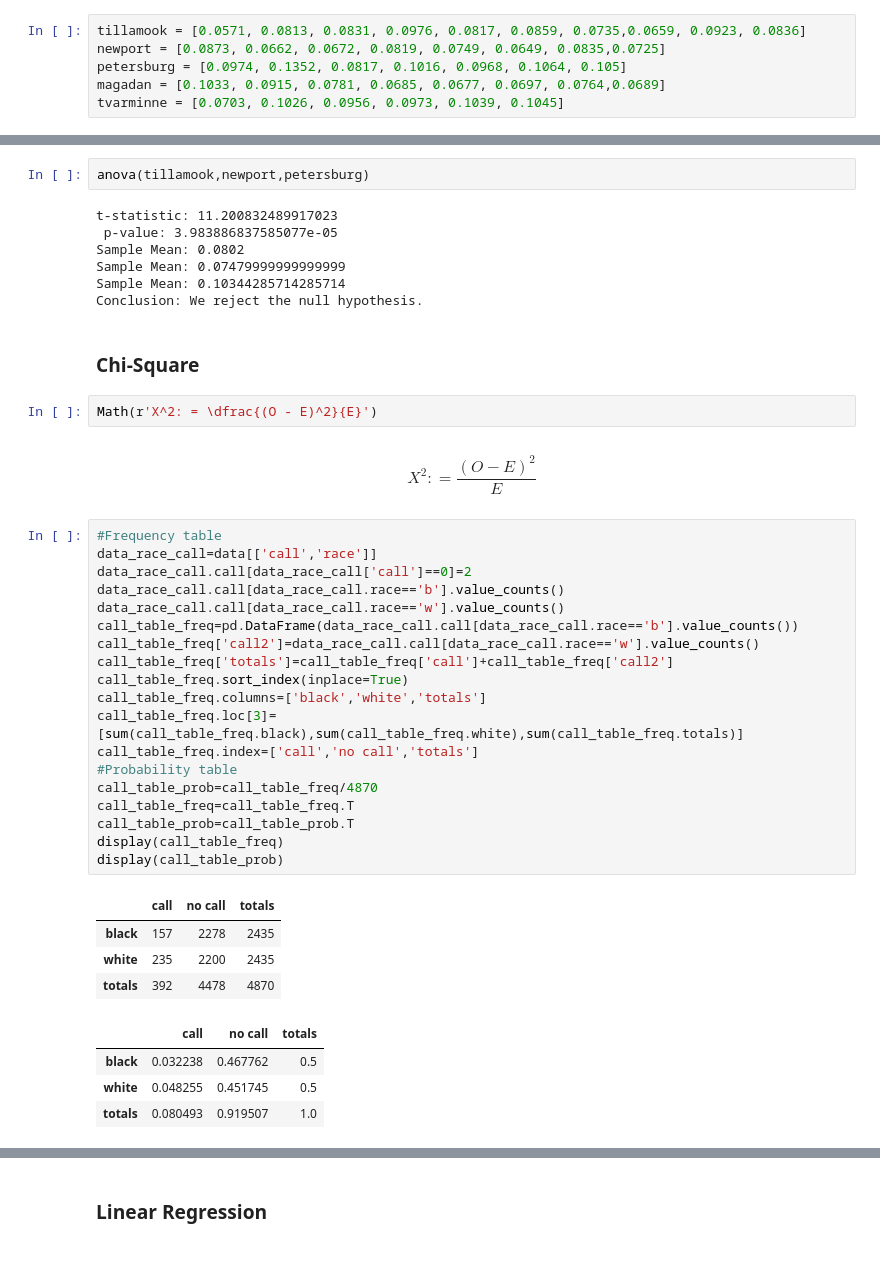
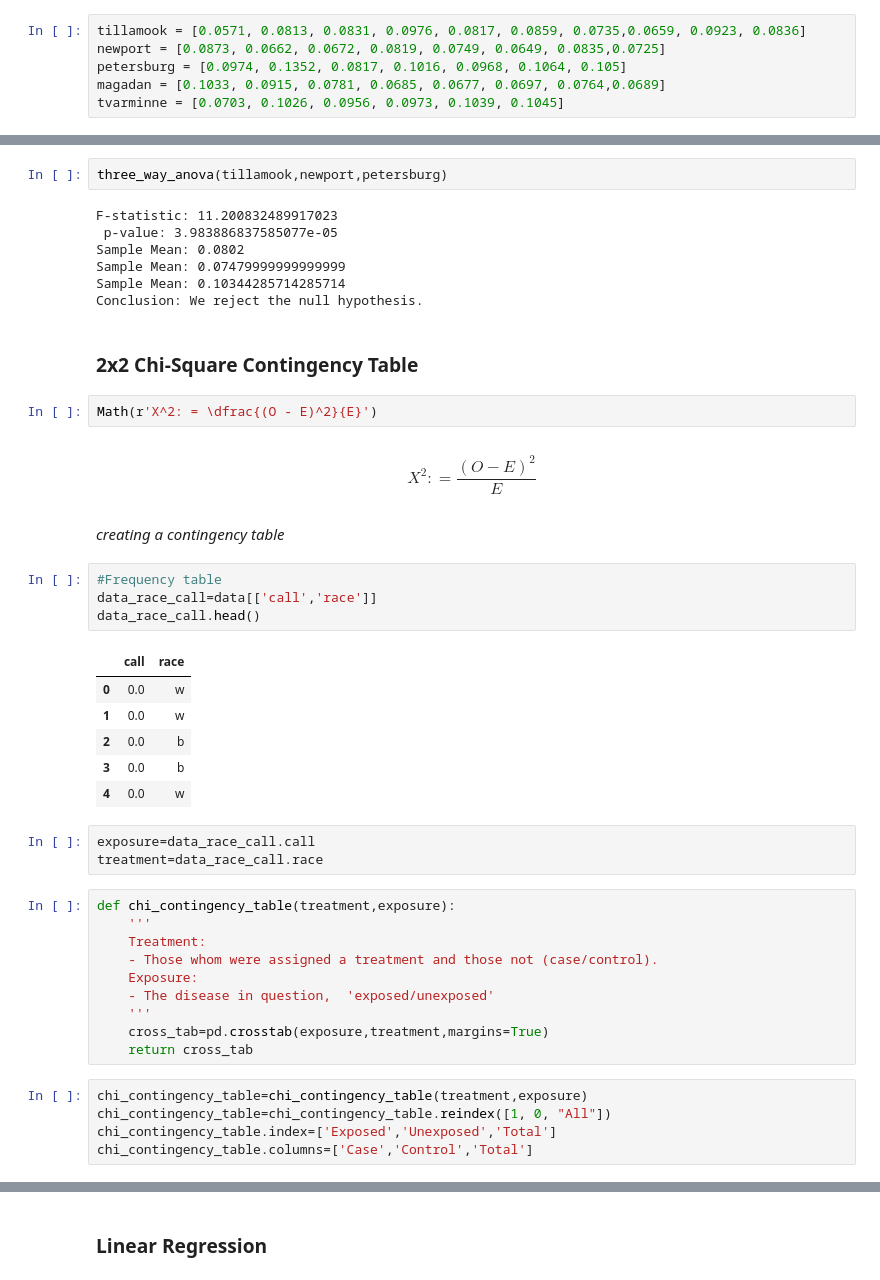
Before and after one commit to pmleffers/ExploratoryToolbox, a Jupyter notebook: Stats.ipynb, the cells around one changed output, grey strips where cells are left out. Drawn from its saved outputs; the diff is of its cells as text.

```diff
--- a/Stats.ipynb
+++ b/Stats.ipynb
@@ -342,45 +341,48 @@ def anova(variable1,variable2,variable3):
         print("Conclusion: We fail reject the null hypothesis.")
         return
 # %%
-anova(tillamook,newport,petersburg)
+three_way_anova(tillamook,newport,petersburg)
 # %% [output]
-t-statistic: 11.200832489917023
+F-statistic: 11.200832489917023
  p-value: 3.983886837585077e-05
 Sample Mean: 0.0802
 Sample Mean: 0.07479999999999999
 Sample Mean: 0.10344285714285714
 Conclusion: We reject the null hypothesis.
 # %% [markdown]
-### Chi-Square
+### 2x2 Chi-Square Contingency Table
 # %%
 Math(r'X^2: = \dfrac{(O - E)^2}{E}')
 # %% [output]
 $$X^2: = \dfrac{(O - E)^2}{E}$$
-# %%
-#Frequency table
-data_race_call=data[['call','race']]
-data_race_call.call[data_race_call['call']==0]=2
-data_race_call.call[data_race_call.race=='b'].value_counts()
-data_race_call.call[data_race_call.race=='w'].value_counts()
-call_table_freq=pd.DataFrame(data_race_call.call[data_race_call.race=='b'].value_counts())
-call_table_freq['call2']=data_race_call.call[data_race_call.race=='w'].value_counts()
-call_table_freq['totals']=call_table_freq['call']+call_table_freq['call2']
-call_table_freq.sort_index(inplace=True)
-call_table_freq.columns=['black','white','totals']
-call_table_freq.loc[3]=[sum(call_table_freq.black),sum(call_table_freq.white),sum(call_table_freq.totals)]
-call_table_freq.index=['call','no call','totals']
-#Probability table
-call_table_prob=call_table_freq/4870
-call_table_freq=call_table_freq.T
-call_table_prob=call_table_prob.T
-display(call_table_freq)
-display(call_table_prob)
-# %% [output]
-|  | call | no call | totals |
-| black | 157 | 2278 | 2435 |
-| white | 235 | 2200 | 2435 |
-| totals | 392 | 4478 | 4870 |
-|  | call | no call | totals |
-| black | 0.032238 | 0.467762 | 0.5 |
-| white | 0.048255 | 0.451745 | 0.5 |
-| totals | 0.080493 | 0.919507 | 1.0 |
+# %% [markdown]
+*creating a contingency table*
+# %%
+#Frequency table
+data_race_call=data[['call','race']]
+data_race_call.head()
+# %% [output]
+|  | call | race |
+| 0 | 0.0 | w |
+| 1 | 0.0 | w |
+| 2 | 0.0 | b |
+| 3 | 0.0 | b |
+| 4 | 0.0 | w |
+# %%
+exposure=data_race_call.call
+treatment=data_race_call.race
+# %%
+def chi_contingency_table(treatment,exposure):
+    '''
+    Treatment:
+    - Those whom were assigned a treatment and those not (case/control).
+    Exposure:
+    - The disease in question,  'exposed/unexposed'
+    '''
+    cross_tab=pd.crosstab(exposure,treatment,margins=True)
+    return cross_tab
+# %%
+chi_contingency_table=chi_contingency_table(treatment,exposure)
+chi_contingency_table=chi_contingency_table.reindex([1, 0, "All"])
+chi_contingency_table.index=['Exposed','Unexposed','Total']
+chi_contingency_table.columns=['Case','Control','Total']
```
Also changed, not shown: parts of 13 cells of this notebook.
